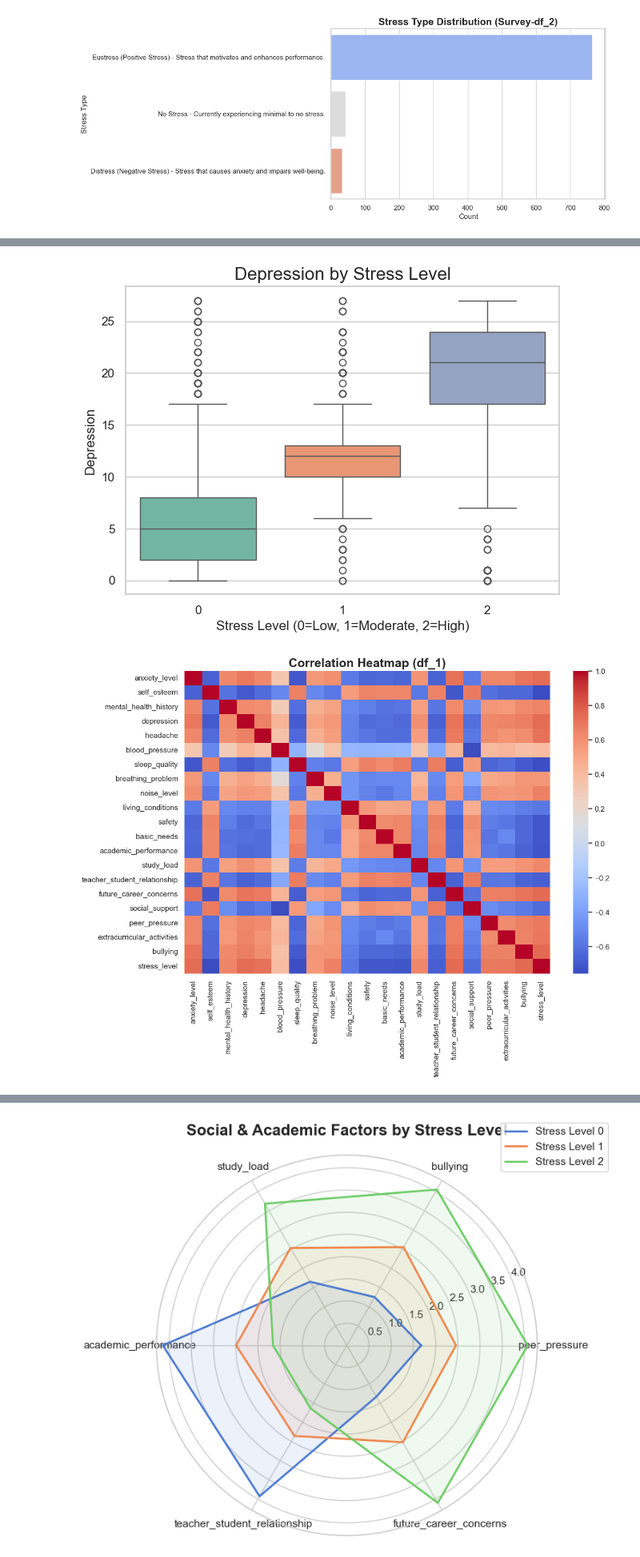
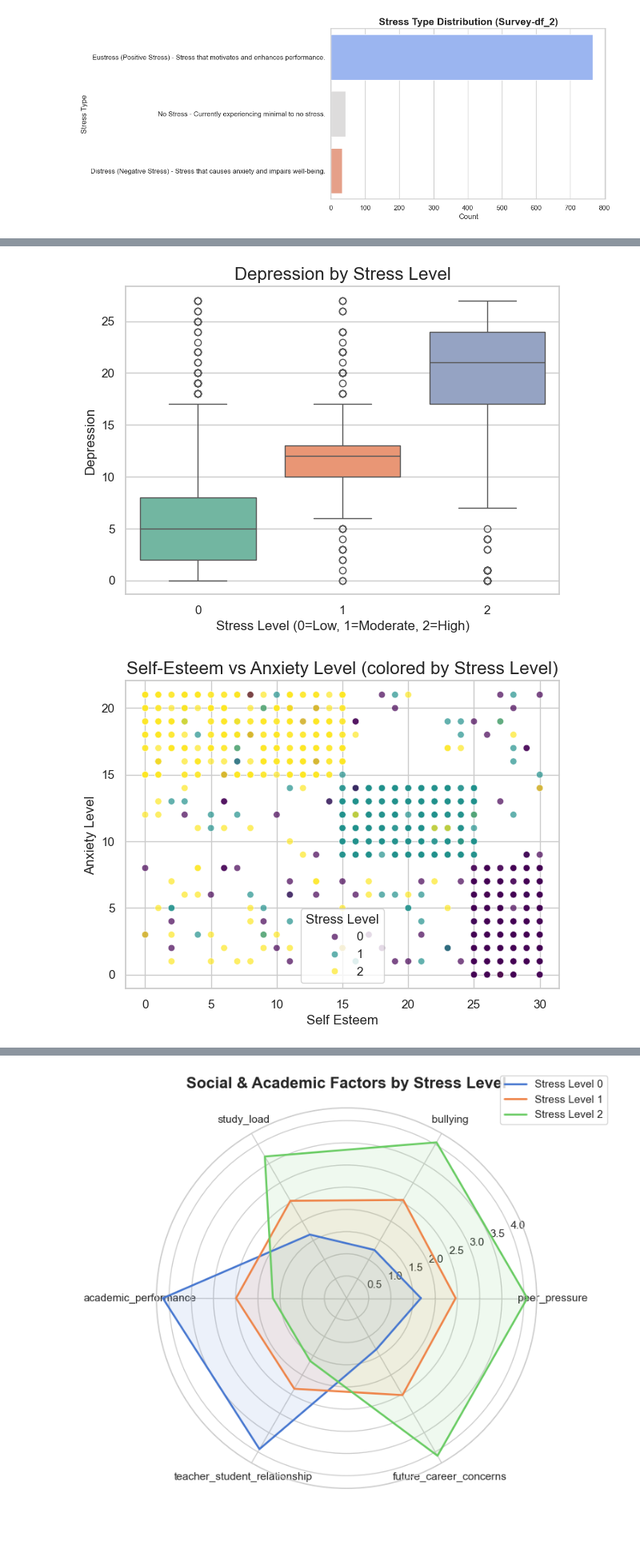
Before and after one commit to stojanovs/student_stress_monitoring, a Jupyter notebook: Student_Stress_Analysis.ipynb, the cells around one changed output, grey strips where cells are left out. Shown at 80% size. Saved outputs shown, nothing was run; the diff lists cells and outputs as text; code cells hidden in the pictures; blank space fills up the shorter version.

```diff
--- a/Student_Stress_Analysis.ipynb
+++ b/Student_Stress_Analysis.ipynb
@@ -206,34 +216,34 @@ plt.show()
 # %%
 sns.set_theme(style="whitegrid", palette="muted")
 plt.rcParams.update({'figure.figsize':(8,5), 'axes.titlesize':16, 'axes.labelsize':12})
 
 psych_cols = ["anxiety_level", "self_esteem", "depression"]
 for col in psych_cols:
     plt.figure(figsize=(7,5))
     sns.boxplot(x="stress_level", y=col, data=df_1, palette="Set2")
     plt.title(f"{col.replace('_',' ').title()} by Stress Level")
     plt.xlabel("Stress Level (0=Low, 1=Moderate, 2=High)")
     plt.ylabel(col.replace("_"," ").title())
     plt.show()
 
 # ---Correlation Heatmap (df_1) ---
-plt.figure(figsize=(12,8))
-corr = df_1.corr()
-sns.heatmap(corr, cmap="coolwarm", annot=False, cbar=True)
-plt.title("Correlation Heatmap (df_1)", fontsize=18, weight="bold")
-plt.show()
+#plt.figure(figsize=(12,8))
+#corr = df_1.corr()
+#sns.heatmap(corr, cmap="coolwarm", annot=False, cbar=True)
+#plt.title("Correlation Heatmap (df_1)", fontsize=18, weight="bold")
+#plt.show()
 
 # ---Scatterplot Example ---
 plt.figure(figsize=(7,5))
 sns.scatterplot(x="self_esteem", y="anxiety_level",
                 hue="stress_level", palette="viridis", data=df_1, alpha=0.7)
 plt.title("Self-Esteem vs Anxiety Level (colored by Stress Level)")
 plt.xlabel("Self Esteem")
 plt.ylabel("Anxiety Level")
 plt.legend(title="Stress Level")
 plt.show()
 # %% [output]
 [figure]
 [figure]
 [figure]
-[figure, old version]
+[figure, new version]
```
Also changed, not shown: parts of 13 cells of this notebook.
